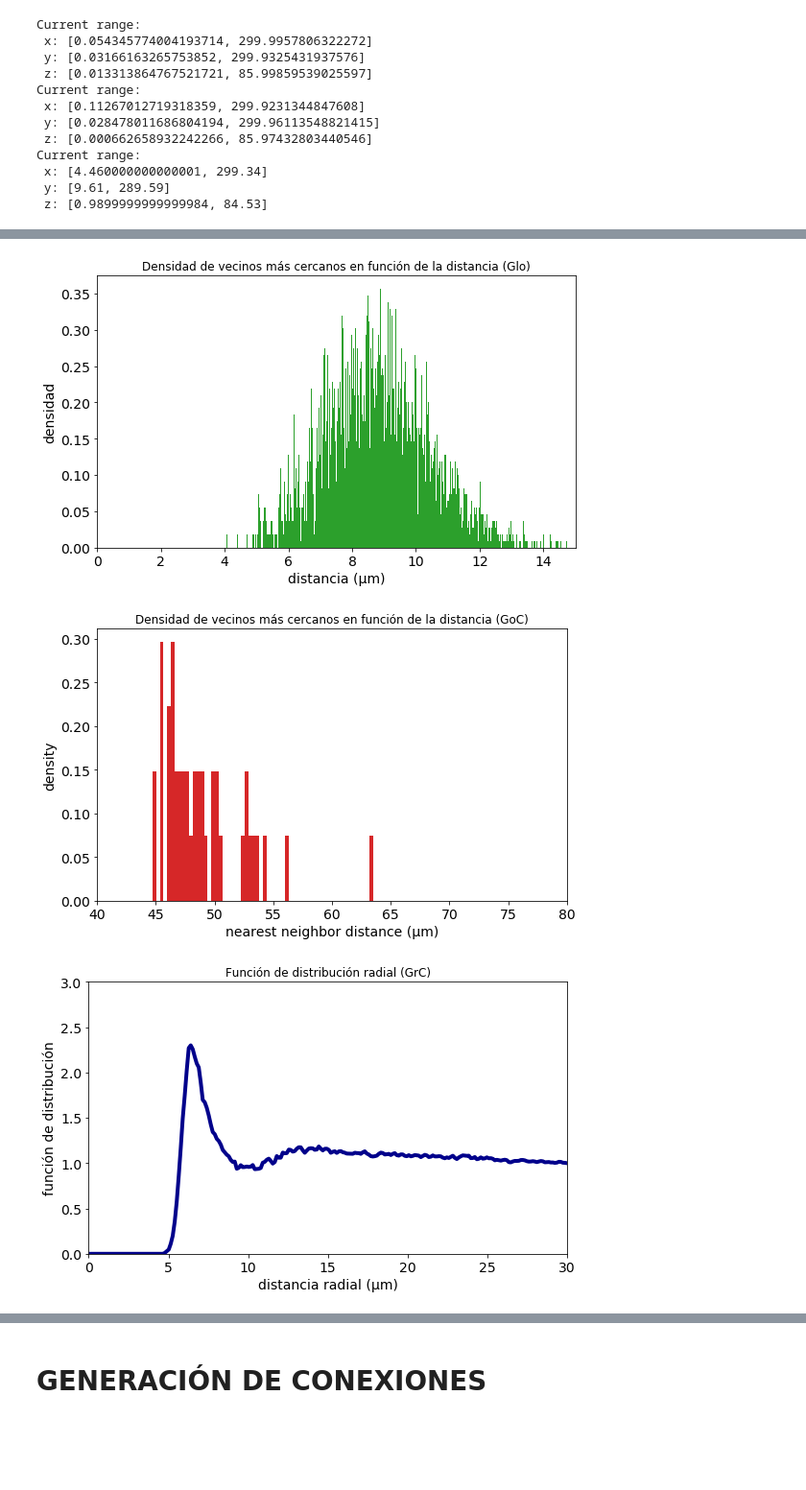
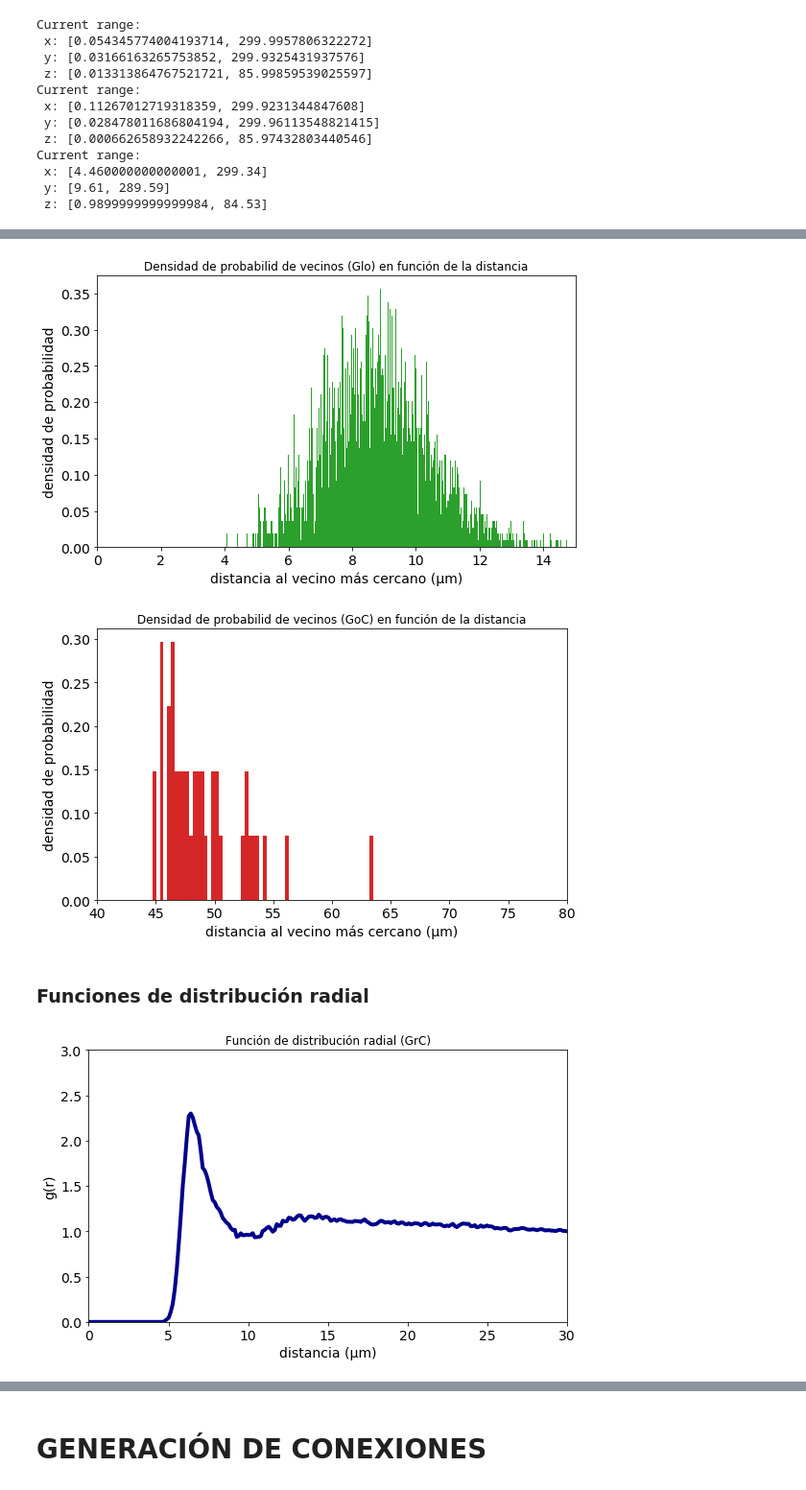
Before and after one commit to mariatirado05/TFM, a Jupyter notebook: Resultados.ipynb, the cells around one changed output, grey strips where cells are left out. Shown at 96% size. Drawn from its saved outputs; the diff is of its cells as text; code cells hidden in the pictures; blank space fills up the shorter version.

```diff
--- a/Resultados.ipynb
+++ b/Resultados.ipynb
@@ -10,0 +95,39 @@ from sklearn.neighbors import NearestNeighbors
+# %%
+xglo = []
+yglo = []
+zglo = []
+for coord in glo:
+    x = coord[0]
+    y = coord[1]
+    z = coord[2]
+    xglo.append(x)
+    yglo.append(y)
+    zglo.append(z)
+
+xglo = np.asarray(xglo)
+yglo = np.asarray(yglo)
+zglo = np.asarray(zglo)
+# %%
+## REPRESENTACIÓN TRIDIMENSIONAL
+plt.rcParams['xtick.major.pad']='-20'
+plt.rcParams['ytick.major.pad']='-20'
+
+fig = plt.figure(figsize=(25,25))
+
+ax = fig.add_subplot(111, projection='3d')
+
+ax.scatter(xglo,yglo,zglo, s = 50, label='Glo', c = 'green')
+ax.scatter(xgrc,ygrc,zgrc, c ='darkblue', label='GrC')
+ax.scatter(xgoc,ygoc,zgoc, s = 800, c = 'red', label='GoC')
+
+ax.set_xlabel("Eje Sagital (um)", fontsize=30)
+
+ax.set_ylabel("Eje Transversal (um)", fontsize=30)
+
+ax.set_zlabel("Eje Vertical (um)", fontsize=30)
+
+ax.tick_params(labelsize=30)
+
+ax.legend(loc="best", fontsize=30)
+
+plt.show()
@@ -112,7 +239,7 @@ dists = dists[:,1]
 dists_u = dists_u[:,1]
 
 _, ax = plt.subplots(figsize=(8,5))
-ax.hist(dists, 450, density=True, color = 'tab:green')
+ax.hist(dists, 450, density = True, color = 'tab:green')
 ax.tick_params(axis='both', which='major', labelsize=14)
 ax.tick_params(axis='both', which='minor', labelsize=14)
 ax.xaxis.label.set_size(14)
@@ -120,15 +247,15 @@ ax.yaxis.label.set_size(14)
 
 ax.set(
     xlim=[0, 15],
-    xlabel='distancia (μm)',
-    ylabel='densidad'
+    xlabel='distancia al vecino más cercano (μm)',
+    ylabel='densidad de probabilidad'
 )
 
-plt.title('Densidad de vecinos más cercanos en función de la distancia (Glo)')
+plt.title('Densidad de probabilid de vecinos (Glo) en función de la distancia')
 plt.tight_layout()
-#plt.savefig('nn_dist_hist_glo.png', dpi=600)
+plt.savefig('nn_dist_hist_glo.png', dpi=600)
 # %% [output]
-[figure, old version]
+[figure, new version]
 # %%
 ## para las glomérulos
 nn = NearestNeighbors()
@@ -152,15 +279,17 @@ ax.yaxis.label.set_size(14)
 
 ax.set(
     xlim=[40, 80],
-    xlabel='nearest neighbor distance (μm)',
-    ylabel='density'
+    xlabel='distancia al vecino más cercano (μm)',
+    ylabel='densidad de probabilidad'
 )
 
 
-plt.title('Densidad de vecinos más cercanos en función de la distancia (GoC)')
+plt.title('Densidad de probabilid de vecinos (GoC) en función de la distancia')
 
 plt.tight_layout()
-#plt.savefig('nn_dist_hist_goc.png', dpi=600)
+plt.savefig('nn_dist_hist_goc.png', dpi=600)
 # %% [output]
-[figure, old version]
+[figure, new version]
+# %% [markdown]
+### Funciones de distribución radial
 # %%
@@ -186,31 +311,31 @@ for r in tqdm(dists):
 # %%
 cc2 = np.gradient(mcounts)/(dists**2)
 cc2_0 = cc2[-1]
 cc2 = cc2/cc2_0
 
 mcounts = np.array(mcounts)
 sdcounts = np.array(sdcounts)
 
 cc2_u = np.gradient(mcounts + 150*sdcounts)/(dists**2+0.001)/cc2_0
 cc2_d = np.gradient(mcounts - 150*sdcounts)/(dists**2+0.001)/cc2_0
 
 _, ax = plt.subplots(figsize=(8,5))
 ax.plot(dists, cc2, 'k', linewidth=4, color = 'darkblue')
 ax.tick_params(axis='both', which='major', labelsize=14)
 ax.tick_params(axis='both', which='minor', labelsize=14)
 ax.xaxis.label.set_size(14)
 ax.yaxis.label.set_size(14)
 
 ax.set(
     ylim = [0, 3],
     xlim = [0, 30],
-    xlabel='distancia radial (μm)',
-    ylabel='función de distribución'
+    xlabel='distancia (μm)',
+    ylabel='g(r)'
 )
 
 plt.title('Función de distribución radial (GrC)')
 plt.tight_layout()
-#plt.savefig('cc2_grc.png', dpi=600)
+plt.savefig('cc2_grc.png', dpi=600)
 # %% [output]
-[figure, old version]
+[figure, new version]
 # %%
```
Also changed, not shown: parts of 15 cells of this notebook.
